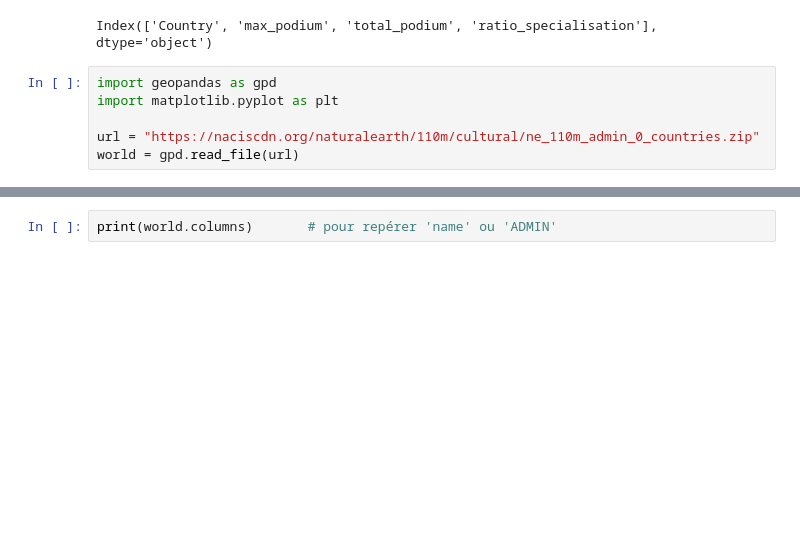
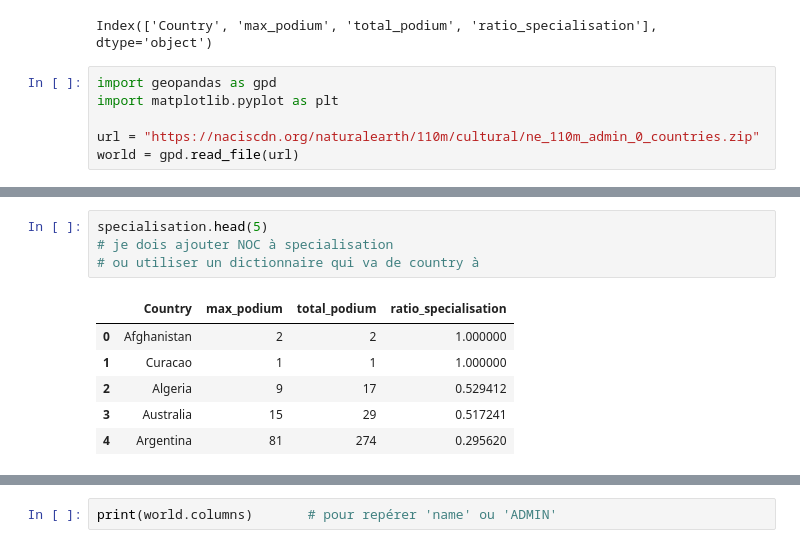
Before and after one commit to id2771/olympic-charts, a Jupyter notebook: Q10.ipynb, the cells around one changed output, grey strips where cells are left out. Saved outputs shown, nothing was run; the diff lists cells and outputs as text; blank space fills up the shorter version.

```diff
--- a/Q10.ipynb
+++ b/Q10.ipynb
@@ -183,0 +182,11 @@ world.head(10)
+# %%
+specialisation.head(5)
+# je dois ajouter NOC à specialisation
+# ou utiliser un dictionnaire qui va de country à
+# %% [output]
+|  | Country | max_podium | total_podium | ratio_specialisation |
+| 0 | Afghanistan | 2 | 2 | 1.000000 |
+| 1 | Curacao | 1 | 1 | 1.000000 |
+| 2 | Algeria | 9 | 17 | 0.529412 |
+| 3 | Australia | 15 | 29 | 0.517241 |
+| 4 | Argentina | 81 | 274 | 0.295620 |
```
Also changed, not shown: parts of 4 cells of this notebook, 5 other files.
